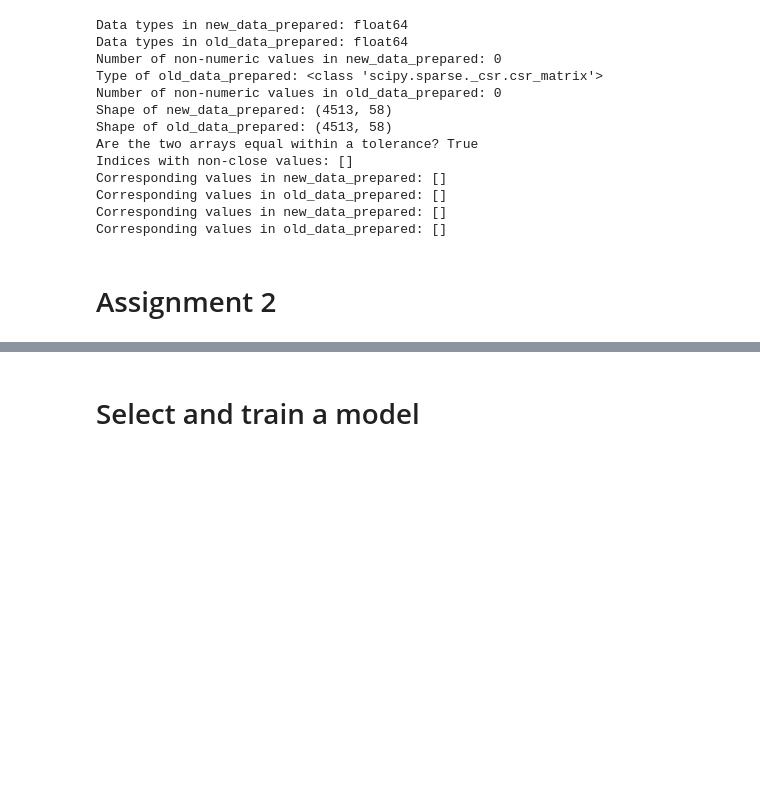
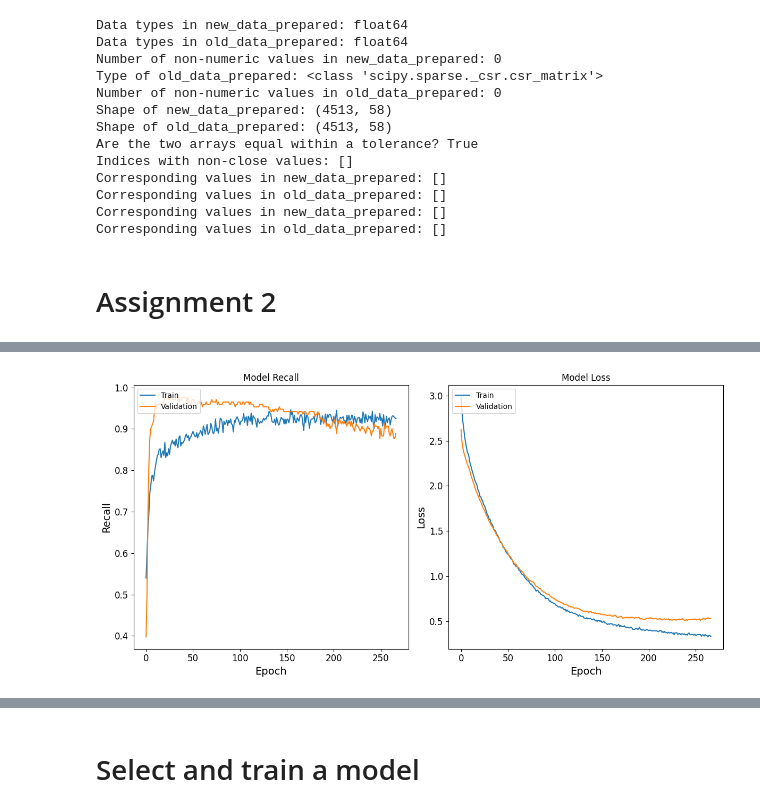
Before and after one commit to IuliaCipleu/Detect-Software-Conflict-with-Tensorflow, a Jupyter notebook: CipleuIuliaOlivia.ipynb, the cells around one changed output, grey strips where cells are left out. Drawn from its saved outputs; the diff is of its cells as text; code cells hidden in the pictures; blank space fills up the shorter version.

```diff
--- a/CipleuIuliaOlivia.ipynb
+++ b/CipleuIuliaOlivia.ipynb
@@ -1991,0 +2173,84 @@ Test Recall: 0.96875
+# %%
+import tensorflow as tf
+from sklearn.model_selection import train_test_split
+import numpy as np
+import matplotlib.pyplot as plt
+from sklearn.utils import class_weight
+
+# Split the preprocessed data into training and testing sets
+X_train, X_test, y_train, y_test = train_test_split(X_processed, y, test_size=0.2, random_state=42)
+
+# Define the TensorFlow model architecture with batch normalization and modified dropout rates
+model = tf.keras.Sequential([
+    tf.keras.layers.Dense(128, activation='relu', input_shape=(X_train.shape[1],), kernel_regularizer=tf.keras.regularizers.l2(0.01)),
+    tf.keras.layers.BatchNormalization(),
+    tf.keras.layers.Dropout(0.4),
+    tf.keras.layers.Dense(64, activation='relu', kernel_regularizer=tf.keras.regularizers.l2(0.01)),
+    tf.keras.layers.BatchNormalization(),
+    tf.keras.layers.Dropout(0.4),
+    tf.keras.layers.Dense(32, activation='tanh', kernel_regularizer=tf.keras.regularizers.l2(0.01)),
+    tf.keras.layers.BatchNormalization(),
+    tf.keras.layers.Dropout(0.3),
+    tf.keras.layers.Dense(1, activation='sigmoid')
+])
+
+# Compile the model with Adam optimizer and learning rate schedule
+initial_learning_rate = 0.0001
+lr_schedule = tf.keras.optimizers.schedules.ExponentialDecay(
+    initial_learning_rate, decay_steps=10000, decay_rate=0.9, staircase=True)
+custom_optimizer = tf.keras.optimizers.Adam(learning_rate=lr_schedule)
+model.compile(optimizer=custom_optimizer, loss='binary_crossentropy', metrics=[tf.keras.metrics.Recall(name='recall')])
+
+# Define callbacks for early stopping (without ReduceLROnPlateau)
+early_stopping = tf.keras.callbacks.EarlyStopping(
+    monitor='val_loss', patience=25, restore_best_weights=True)
+
+# Calculate class weights
+class_weights = class_weight.compute_class_weight(class_weight='balanced', classes=np.unique(y_train), y=y_train)
+class_weights_dict = {i: class_weights[i] for i in range(len(class_weights))}
+
+# Convert y_train to NumPy array
+y_train = y_train.values
+
+# Train the model with class weights and early stopping callback
+history = model.fit(X_train, y_train, epochs=300, validation_split=0.2,
+                    class_weight=class_weights_dict, callbacks=[early_stopping])
+
+# Evaluate the model on the training set
+train_loss, train_recall = model.evaluate(X_train, y_train)
+
+# Ensure that y_test has the correct shape
+if not isinstance(y_test, np.ndarray):
+    y_test = np.array(y_test)
+assert y_test.ndim == 1, "y_test should be a 1D array"
+
+# Evaluate the model on the test set
+test_loss, test_recall = model.evaluate(X_test, y_test)
+
+print("Training Loss:", train_loss)
+print("Training Recall:", train_recall)
+print("Test Loss:", test_loss)
+print("Test Recall:", test_recall)
+
+# Plot training history
+plt.figure(figsize=(12, 6))
+
+plt.subplot(1, 2, 1)
+plt.plot(history.history['recall'])
+plt.plot(history.history['val_recall'])
+plt.title('Model Recall')
+plt.ylabel('Recall')
+plt.xlabel('Epoch')
+plt.legend(['Train', 'Validation'], loc='upper left')
+
+plt.subplot(1, 2, 2)
+plt.plot(history.history['loss'])
+plt.plot(history.history['val_loss'])
+plt.title('Model Loss')
+plt.ylabel('Loss')
+plt.xlabel('Epoch')
+plt.legend(['Train', 'Validation'], loc='upper left')
+
+plt.tight_layout()
+plt.show()
+# %% [output]
@@ -1991,0 +2275 @@ Test Recall: 0.96875
+[figure, added]
```
Also changed, not shown: parts of 13 cells of this notebook.
